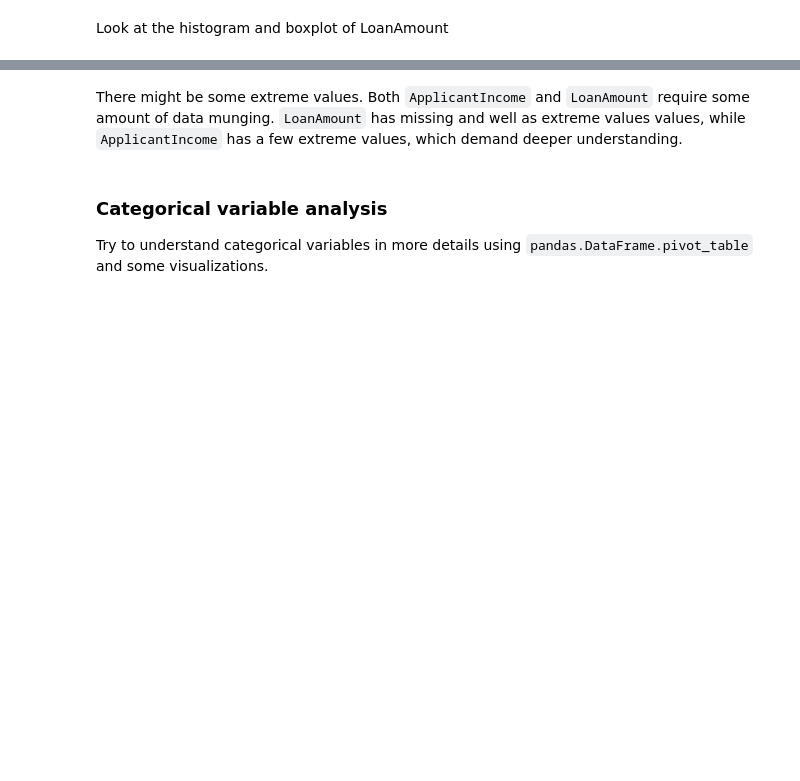
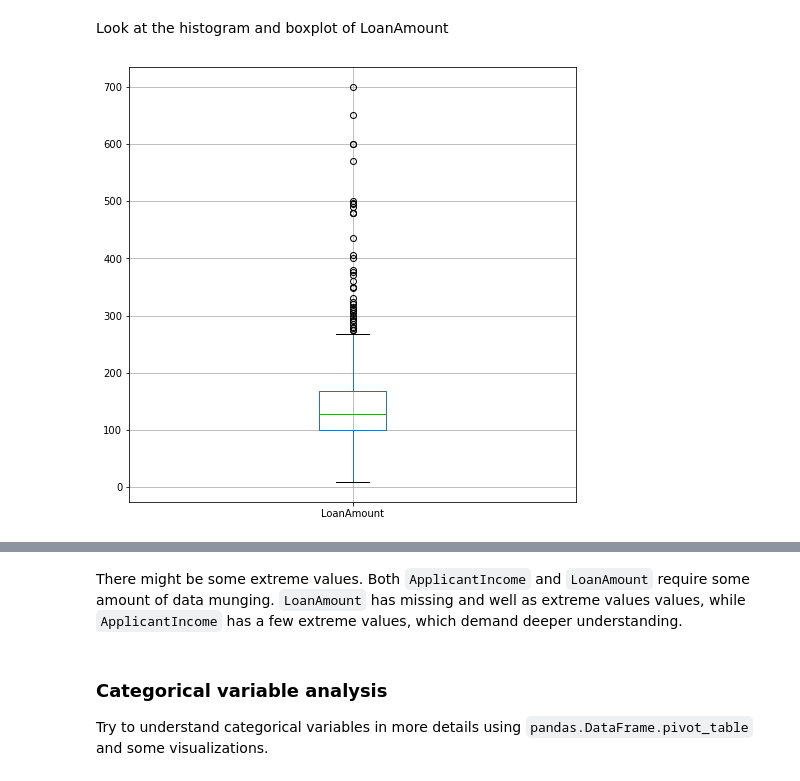
Before and after one commit to KyleKulas/lighthouse_data_notes, a Jupyter notebook: Week_7/Day_4/mini-project-IV-master/mini-project-IV.ipynb, the cells around one changed output, grey strips where cells are left out. Saved outputs shown, nothing was run; the diff lists cells and outputs as text; code cells hidden in the pictures; blank space fills up the shorter version.

```diff
--- a/Week_7/Day_4/mini-project-IV-master/mini-project-IV.ipynb
+++ b/Week_7/Day_4/mini-project-IV-master/mini-project-IV.ipynb
@@ -227,2 +262,7 @@ Look at the distribution of income segregated  by `Education`
 # %% [markdown]
 Look at the histogram and boxplot of LoanAmount
+# %%
+df.boxplot('LoanAmount', figsize=(8, 8))
+plt.show()
+# %% [output]
+[figure, added]
```
Also changed, not shown: parts of 20 cells of this notebook, 2 other files.
